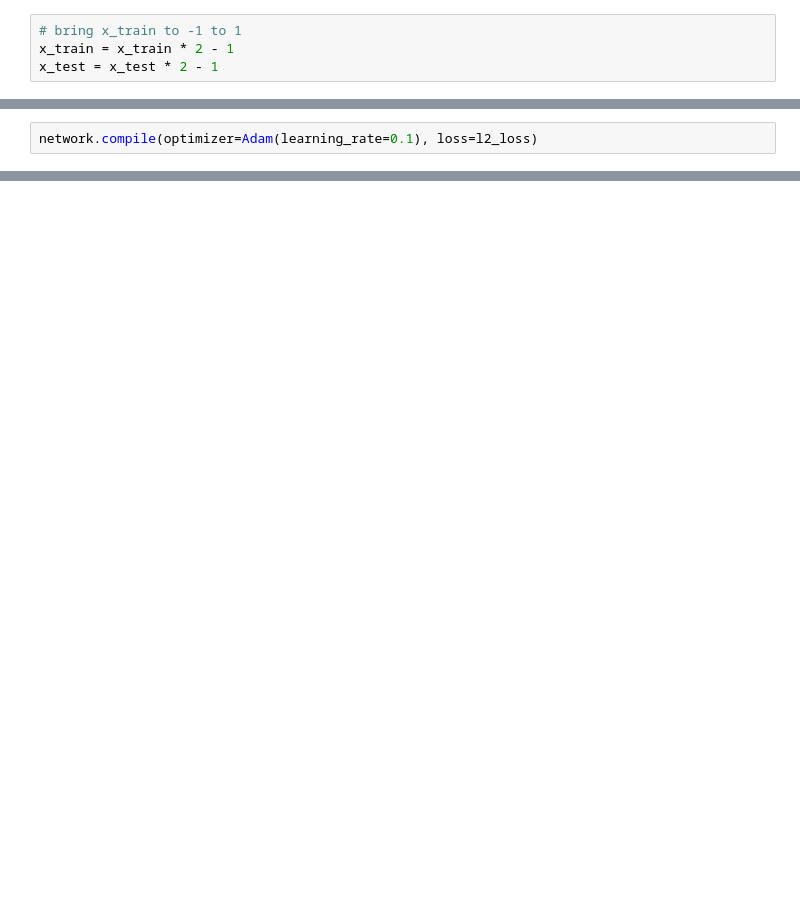
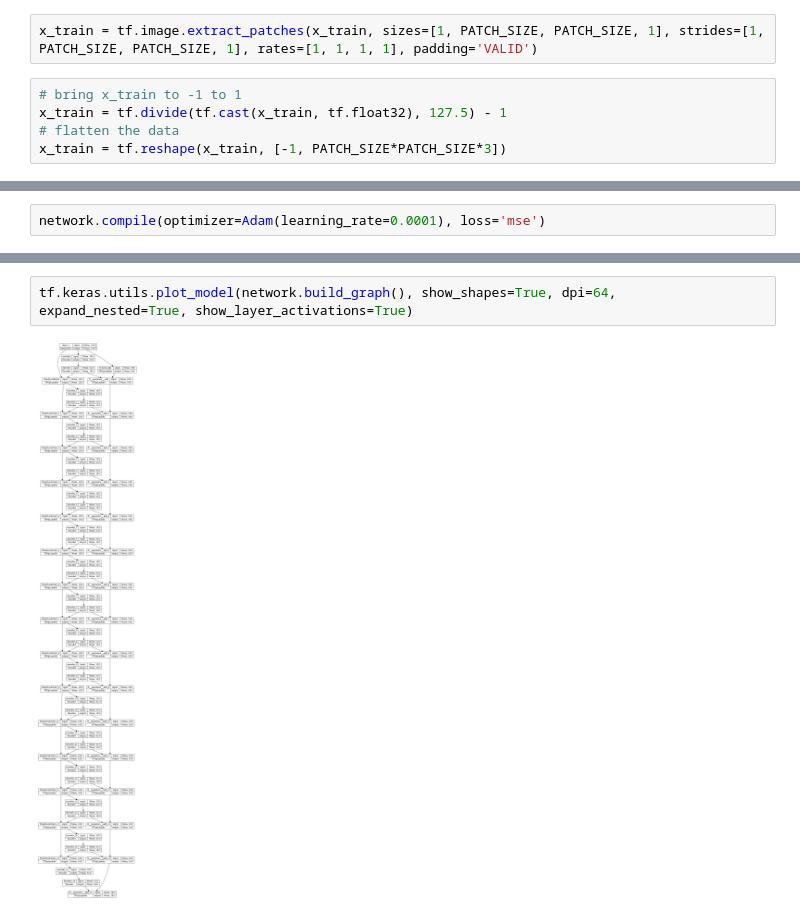
Before and after one commit to Ca3zsar/ImageCompression, a Jupyter notebook: playground.ipynb, the cells around one changed output, grey strips where cells are left out. Cells and saved outputs as stored; diff of their text form; blank space fills up the shorter version.

```diff
--- a/playground.ipynb
+++ b/playground.ipynb
@@ -31,4 +56,7 @@ x_test = x_test.astype('float32') / 255.
+# %%
+x_train = tf.image.extract_patches(x_train, sizes=[1, PATCH_SIZE, PATCH_SIZE, 1], strides=[1, PATCH_SIZE, PATCH_SIZE, 1], rates=[1, 1, 1, 1], padding='VALID')
 # %%
 # bring x_train to -1 to 1
-x_train = x_train * 2 - 1
-x_test = x_test * 2 - 1
+x_train = tf.divide(tf.cast(x_train, tf.float32), 127.5) - 1
+# flatten the data
+x_train = tf.reshape(x_train, [-1, PATCH_SIZE*PATCH_SIZE*3])
@@ -41,3 +63,3 @@ def l2_loss(y_true, y_pred):
 # %%
-network.compile(optimizer=Adam(learning_rate=0.1), loss=l2_loss)
+network.compile(optimizer=Adam(learning_rate=0.0001), loss='mse')
 # %%
@@ -65,4 +90,8 @@ Your kernel may have been built without NUMA support.
 <keras.src.callbacks.History at 0x...>
+# %%
+tf.keras.utils.plot_model(network.build_graph(), show_shapes=True, dpi=64, expand_nested=True, show_layer_activations=True)
+# %% [output]
+[figure, added]
 # %%
 network.summary()
 # %% [output]
```
Also changed, not shown: parts of 31 cells of this notebook, 5 other files.
